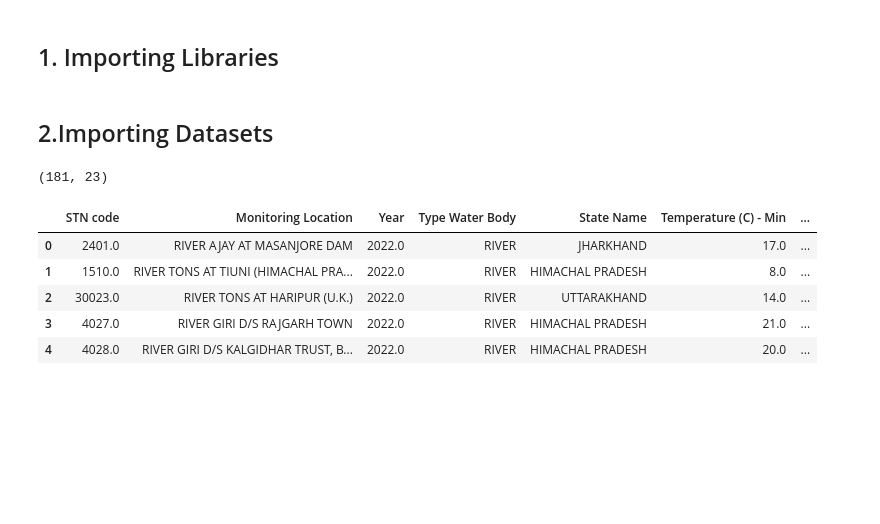
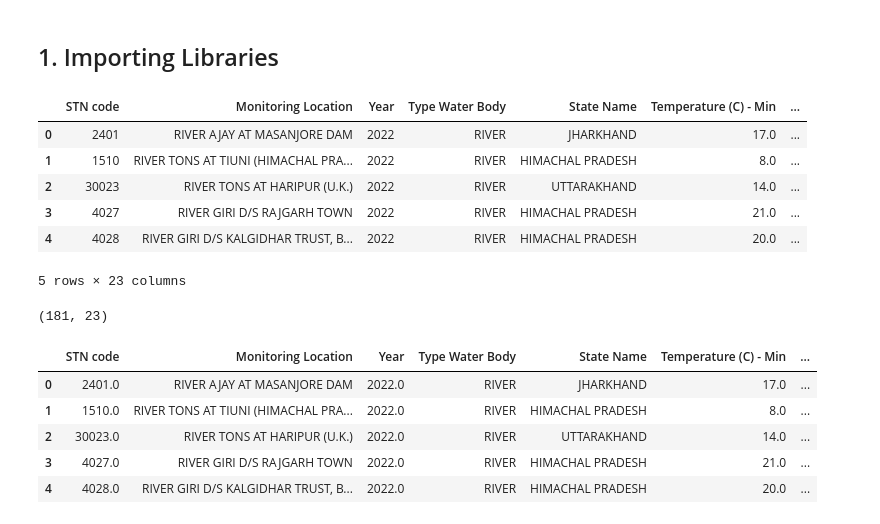
Before and after one commit to PonnapalliHarika/Indian-Water-Quality-Data.WEEK-1, a Jupyter notebook: Week-2-EDA.ipynb, the cells around one changed output. Saved outputs shown, nothing was run; the diff lists cells and outputs as text; code cells hidden in the pictures; blank space fills up the shorter version.

```diff
--- a/Week-2-EDA.ipynb
+++ b/Week-2-EDA.ipynb
@@ -3,9 +3,19 @@
 # %%
 import pandas as pd
 import matplotlib.pyplot as plt
 import seaborn as sns
+import numpy as np
 
-pd.set_option("display.max_columns", None)
-sns.set(style="whitegrid")
+# Load dataset (make sure path is correct)
+df = pd.read_csv(r"C:\Users\bhanu\Desktop\Harika\Courses\GREEN SHELL-AICTE\WEEK-1\Indian_water_data_cleaned.csv")
+
+# Preview first 5 rows
+df.head()
+# %% [output]
+|  | STN code | Monitoring Location | Year | Type Water Body | State Name | Temperature (C) - Min | ... |
+| 0 | 2401 | RIVER AJAY AT MASANJORE DAM | 2022 | RIVER | JHARKHAND | 17.0 | ... |
+| 1 | 1510 | RIVER TONS AT TIUNI (HIMACHAL PRA... | 2022 | RIVER | HIMACHAL PRADESH | 8.0 | ... |
+| 2 | 30023 | RIVER TONS AT HARIPUR (U.K.) | 2022 | RIVER | UTTARAKHAND | 14.0 | ... |
+| 3 | 4027 | RIVER GIRI D/S RAJGARH TOWN | 2022 | RIVER | HIMACHAL PRADESH | 21.0 | ... |
+| 4 | 4028 | RIVER GIRI D/S KALGIDHAR TRUST, B... | 2022 | RIVER | HIMACHAL PRADESH | 20.0 | ... |
+5 rows × 23 columns
-# %% [markdown]
-## 2.Importing Datasets
```
Also changed, not shown: parts of 7 cells of this notebook.
